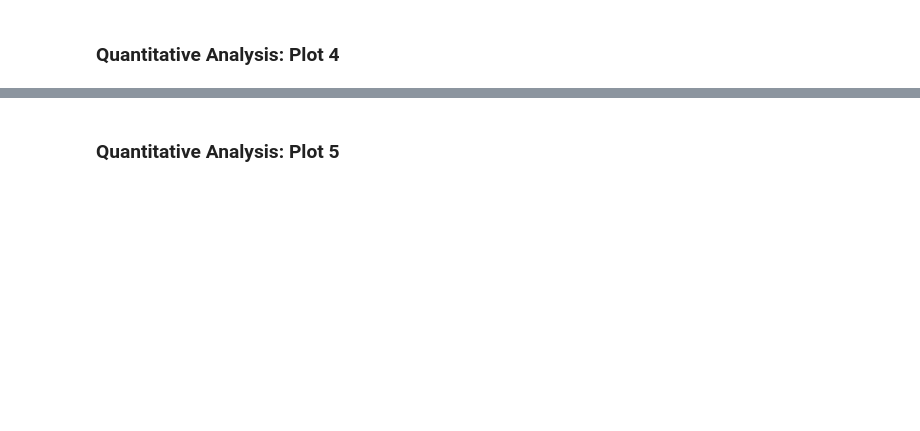
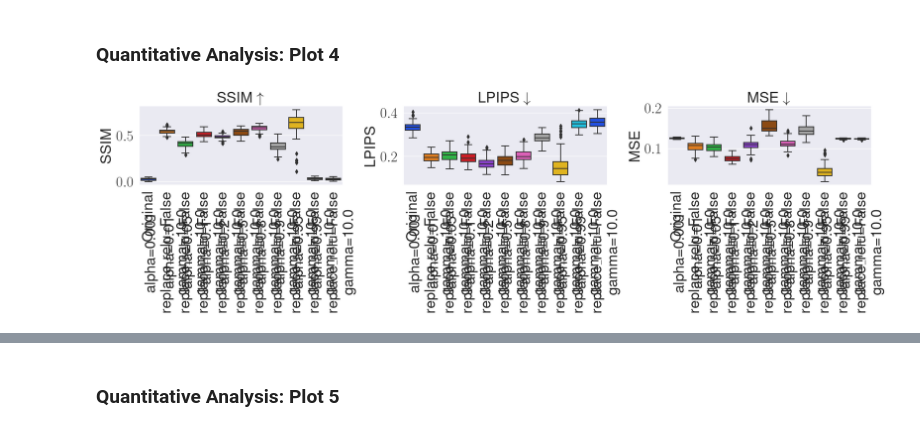
Before and after one commit to dilyabareeva/grad_slingshot, a Jupyter notebook: notebooks/evaluation.ipynb, the cells around one changed output, grey strips where cells are left out. Drawn from its saved outputs; the diff is of its cells as text; code cells hidden in the pictures; blank space fills up the shorter version.

```diff
--- a/notebooks/evaluation.ipynb
+++ b/notebooks/evaluation.ipynb
@@ -124,9 +139,8 @@ plt.show()
 # %%
 results_df_basic_100 = pd.read_pickle(f"{load_path}/results_df_basic_100.pkl")
 # %%
-grid = fv_similarity_boxplots_by_dist_func(
-    results_df_basic_100,
-    dist_funcs
-)
+grid = fv_similarity_boxplots_by_dist_func(results_df_basic_100, dist_funcs)
 grid.savefig(f"{save_path}/boxplot.png", bbox_inches="tight")
 plt.show()
+# %% [output]
+[figure, added]
```
Also changed, not shown: parts of 20 cells of this notebook, 18 other files.
